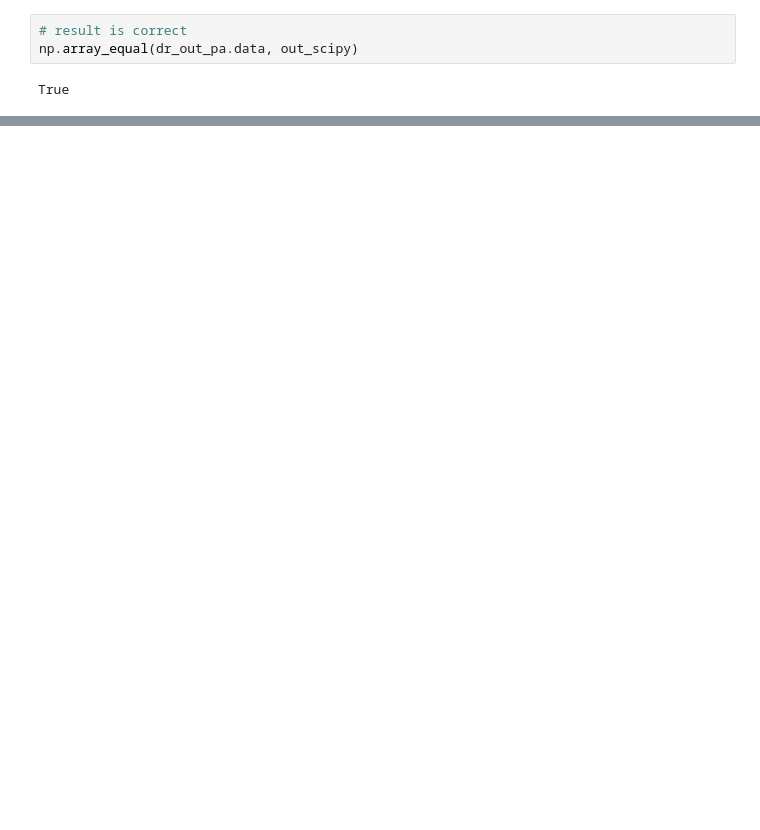
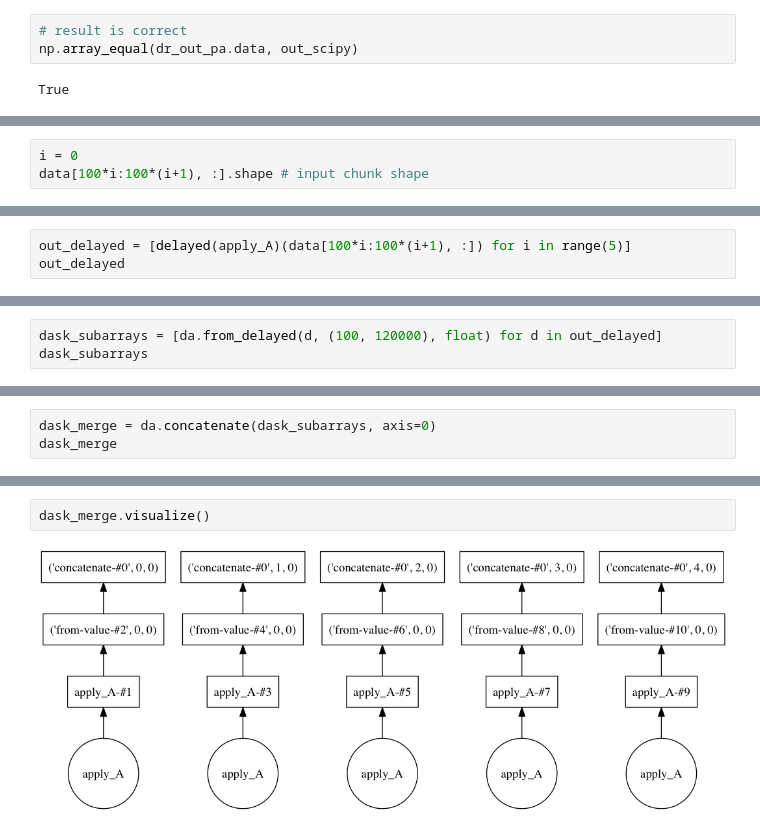
Before and after one commit to JiaweiZhuang/sparse_dot, a Jupyter notebook: apply_ufunc_with_dask.ipynb, the cells around one changed output, grey strips where cells are left out. Drawn from its saved outputs; the diff is of its cells as text; blank space fills up the shorter version.

Commit message:
Try dask.delayed

```diff
--- a/apply_ufunc_with_dask.ipynb
+++ b/apply_ufunc_with_dask.ipynb
@@ -178,0 +185,3 @@ True
+# %%
+i = 0
+data[100*i:100*(i+1), :].shape # input chunk shape
@@ -178,0 +196,3 @@ True
+# %%
+out_delayed = [delayed(apply_A)(data[100*i:100*(i+1), :]) for i in range(5)]
+out_delayed
@@ -178,0 +207,3 @@ True
+# %%
+dask_subarrays = [da.from_delayed(d, (100, 120000), float) for d in out_delayed]
+dask_subarrays
@@ -178,0 +218,3 @@ True
+# %%
+dask_merge = da.concatenate(dask_subarrays, axis=0)
+dask_merge
@@ -178,0 +237,4 @@ True
+# %%
+dask_merge.visualize()
+# %% [output]
+[figure, added]
```
Also changed, not shown: parts of 24 cells of this notebook.
